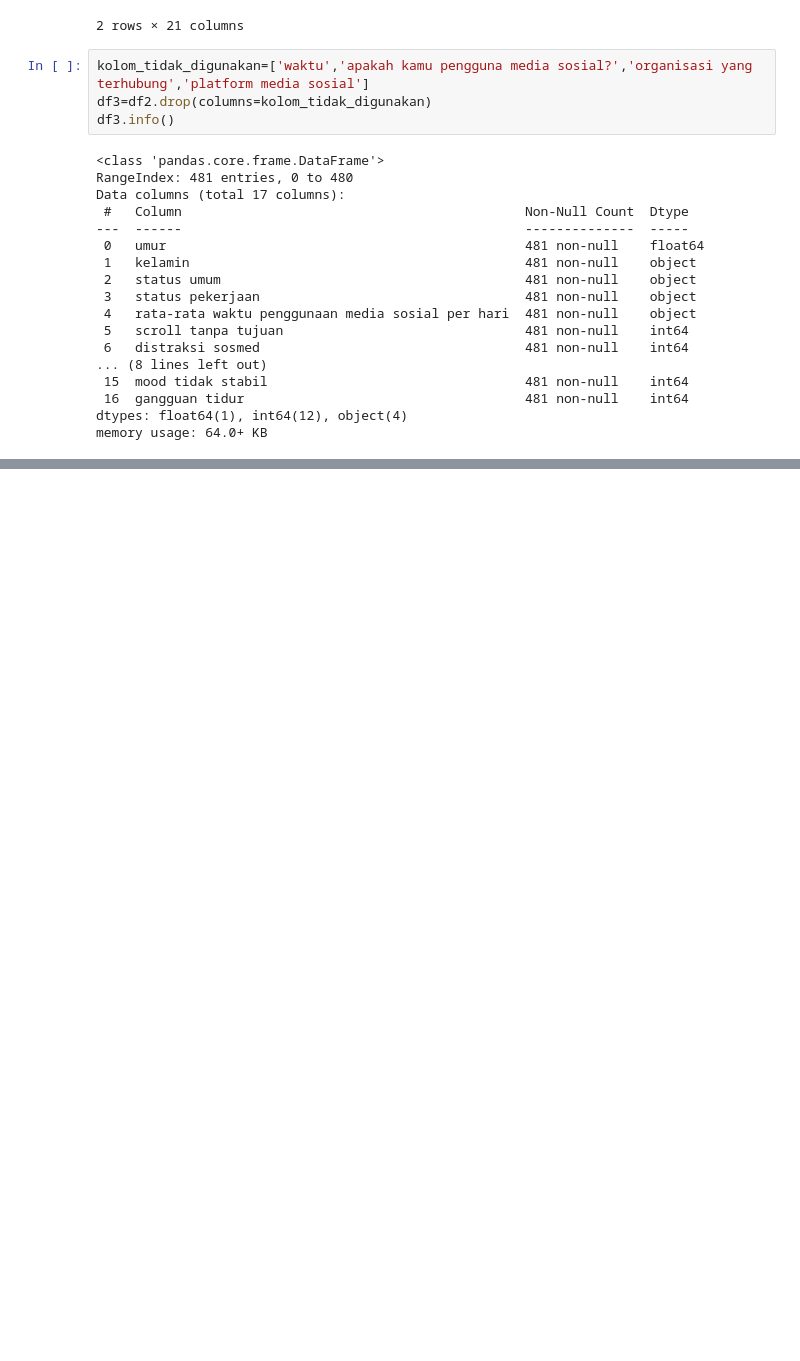
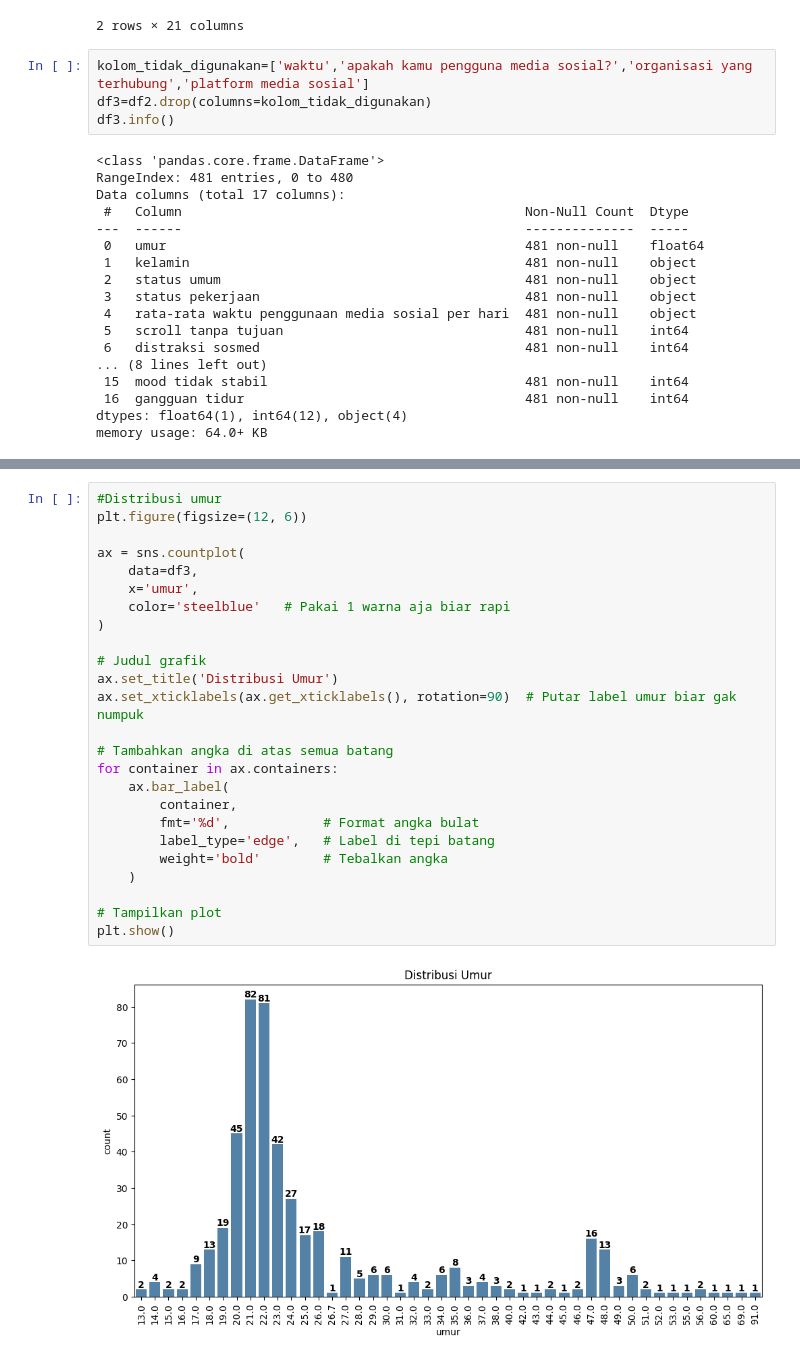
Before and after one commit to Sann11-y/Clustering-types-of-social-media-users, a Jupyter notebook: Project.ipynb, the cells around one changed output, grey strips where cells are left out. Saved outputs shown, nothing was run; the diff lists cells and outputs as text; blank space fills up the shorter version.

```diff
--- a/Project.ipynb
+++ b/Project.ipynb
@@ -310,0 +367,27 @@ plt.show()
+# %%
+#Distribusi umur
+plt.figure(figsize=(12, 6))
+
+ax = sns.countplot(
+    data=df3,
+    x='umur',
+    color='steelblue'   # Pakai 1 warna aja biar rapi
+)
+
+# Judul grafik
+ax.set_title('Distribusi Umur')
+ax.set_xticklabels(ax.get_xticklabels(), rotation=90)  # Putar label umur biar gak numpuk
+
+# Tambahkan angka di atas semua batang
+for container in ax.containers:
+    ax.bar_label(
+        container,
+        fmt='%d',            # Format angka bulat
+        label_type='edge',   # Label di tepi batang
+        weight='bold'        # Tebalkan angka
+    )
+
+# Tampilkan plot
+plt.show()
+# %% [output]
+[figure, added]
```
Also changed, not shown: parts of 13 cells of this notebook.
